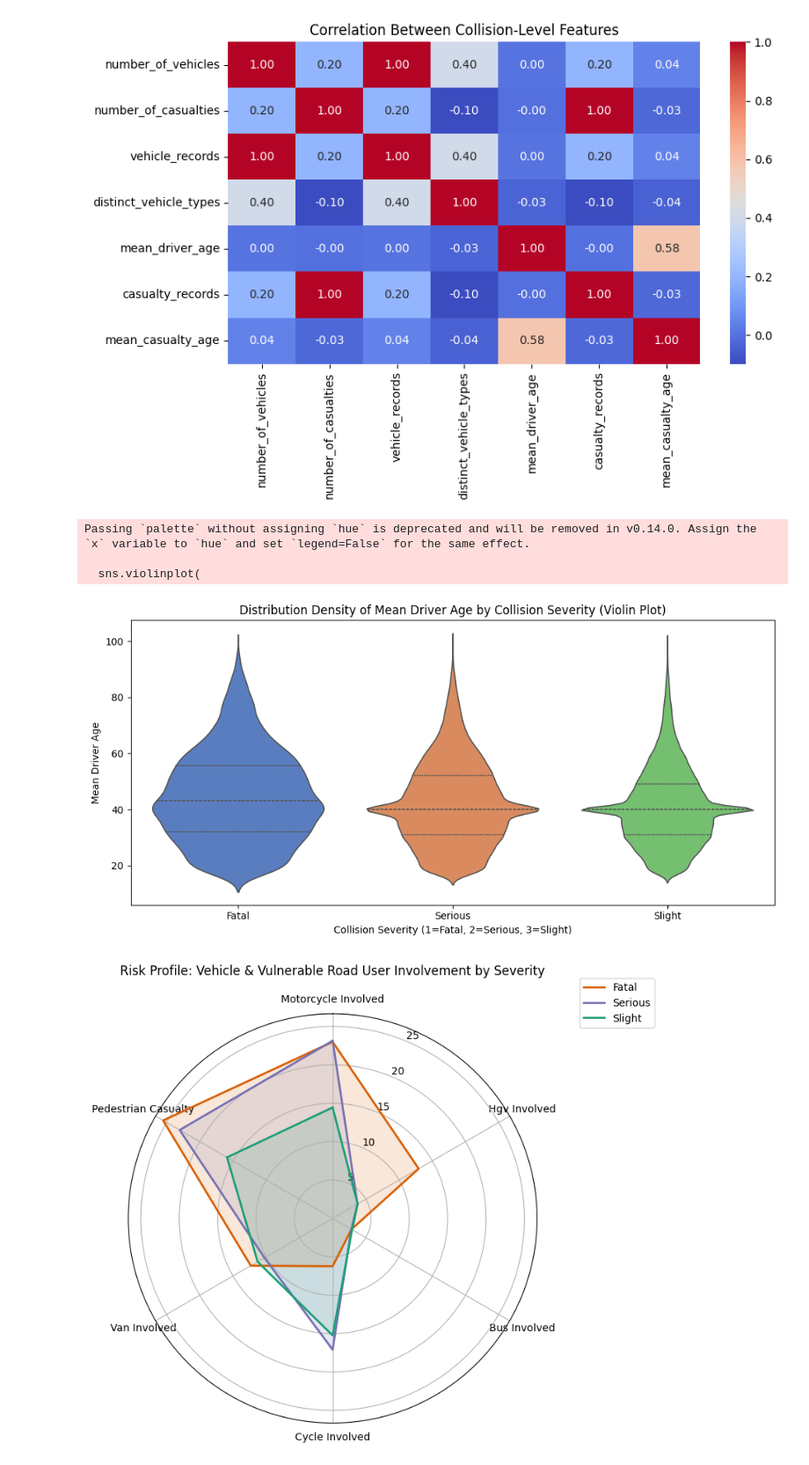
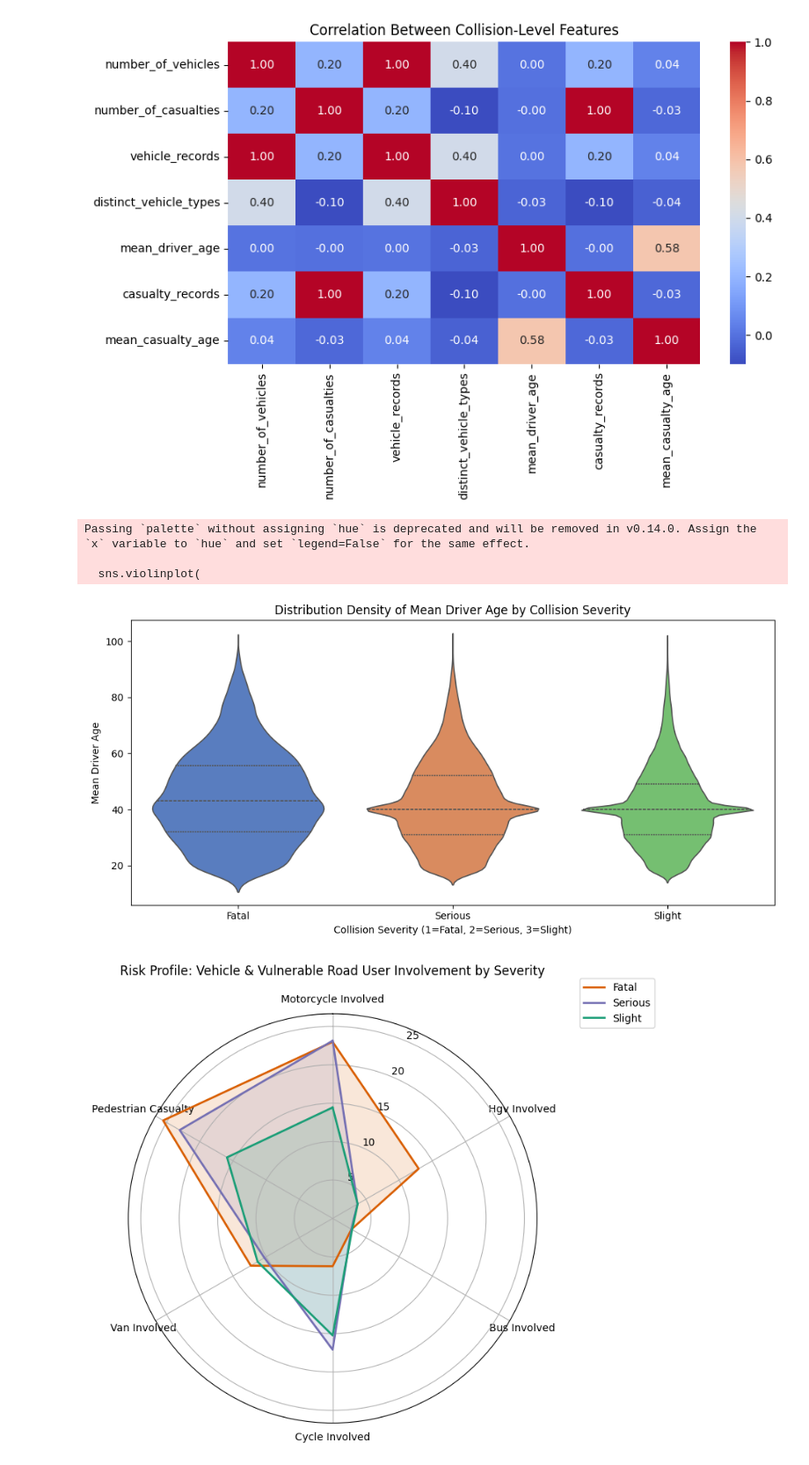
Before and after one commit to ghadiadeepali/Road_Accident_Pattern_Mining_and_Severity-Analysis, a Jupyter notebook: code.ipynb, the cells around one changed output. Shown at 88% size. Cells and saved outputs as stored; diff of their text form; code cells hidden in the pictures.

```diff
--- a/code.ipynb
+++ b/code.ipynb
@@ -735,24 +723,24 @@ plt.show()
 # %%
 # Revealing Distribution Density & Tails
 plt.figure(figsize=(10, 5))
 sns.violinplot(
     data=df_merged,
     x="collision_severity",
     y="mean_driver_age",
     palette="muted",
     inner="quart"
 )
-plt.title("Distribution Density of Mean Driver Age by Collision Severity (Violin Plot)")
+plt.title("Distribution Density of Mean Driver Age by Collision Severity")
 plt.xlabel("Collision Severity (1=Fatal, 2=Serious, 3=Slight)")
 plt.ylabel("Mean Driver Age")
 plt.xticks([0, 1, 2], ["Fatal", "Serious", "Slight"])
 plt.tight_layout()
 plt.show()
 # %% [output]
 Passing `palette` without assigning `hue` is deprecated and will be removed in v0.14.0. Assign the `x` variable to `hue` and set `legend=False` for the same effect.
 
   sns.violinplot(
-[figure, old version]
+[figure, new version]
 # %%
 # 1. Define features and data
 radar_features = [
```
Also changed, not shown: parts of 3 cells of this notebook.
